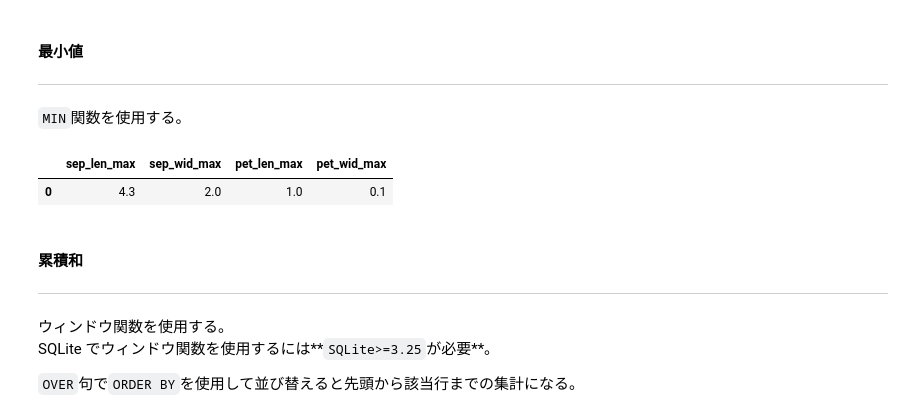
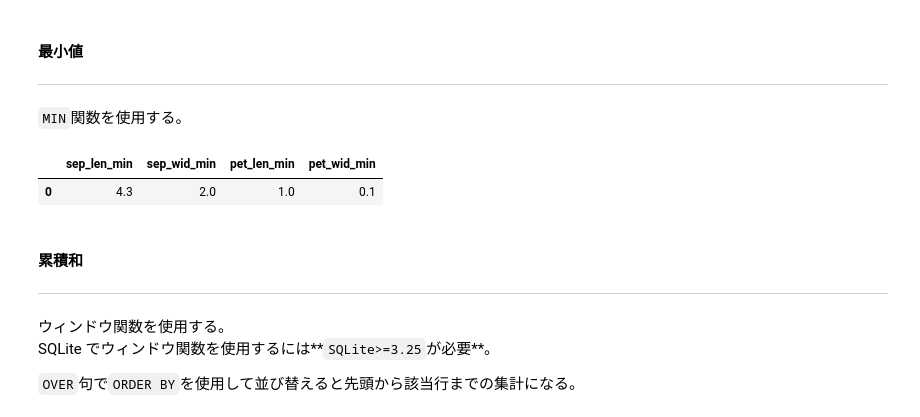
Before and after one commit to zukein/data-science-lecture, a Jupyter notebook: workspace/beginner/preprocessing.ipynb, the cells around one changed output. Cells and saved outputs as stored; diff of their text form; code cells hidden in the pictures.

```diff
--- a/workspace/beginner/preprocessing.ipynb
+++ b/workspace/beginner/preprocessing.ipynb
@@ -607,13 +607,13 @@ pd.read_sql(
 `MIN`関数を使用する。
 # %%
 pd.read_sql(
-    '''SELECT MIN(sepal_length) AS sep_len_max,
-              MIN(sepal_width) AS sep_wid_max,
-              MIN(petal_length) AS pet_len_max,
-              MIN(petal_width) AS pet_wid_max
+    '''SELECT MIN(sepal_length) AS sep_len_min,
+              MIN(sepal_width) AS sep_wid_min,
+              MIN(petal_length) AS pet_len_min,
+              MIN(petal_width) AS pet_wid_min
        FROM iris''', engine)
 # %% [output]
-|  | sep_len_max | sep_wid_max | pet_len_max | pet_wid_max |
+|  | sep_len_min | sep_wid_min | pet_len_min | pet_wid_min |
 | 0 | 4.3 | 2.0 | 1.0 | 0.1 |
 # %% [markdown]
 #### 累積和
```
Also changed, not shown: parts of 2 cells of this notebook, 1 other file.
